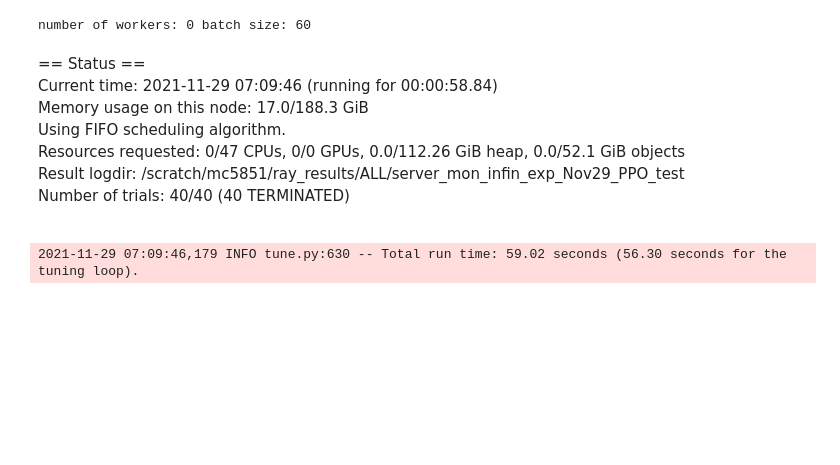
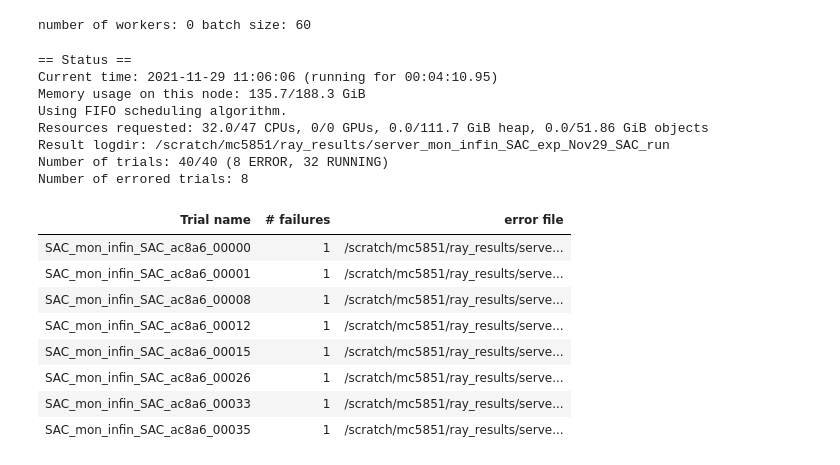
Before and after one commit to marketsAI/marketsAI, a Jupyter notebook: marketsai/mon_policy/run_Nov28_1.ipynb, the cells around one changed output. Drawn from its saved outputs; the diff is of its cells as text; code cells hidden in the pictures; blank space fills up the shorter version.

```diff
--- a/marketsai/mon_policy/run_Nov28_1.ipynb
+++ b/marketsai/mon_policy/run_Nov28_1.ipynb
@@ -35,11 +35,11 @@ import random
 
 # global configss
 DATE = "Nov29_"
-ENV_LABEL = "mon_infin"
+ENV_LABEL = "mon_infin_SAC"
 OBS_IDSHOCK = False
 INFL_REGIME = "low"
 NATIVE = False
-TEST = True
+TEST = False
 RUN_TRAINING = True
 RUN_ANALYSIS = True
 RUN_MANUAL_IRS = True
@@ -77,7 +77,7 @@ else:
         OUTPUT_PATH_FIGURES = "/scratch/mc5851/Figures/"
         OUTPUT_PATH_RESULTS = "/scratch/mc5851/ray_results/"
 
-ALGO = "PPO"  # either PPO" or "SAC"
+ALGO = "SAC"  # either PPO" or "SAC"
 if NATIVE:
     device = "native_"  # either "native" or "server"
 else:
@@ -130,12 +130,12 @@ else:
 CHKPT_FREQ = 1000
 if TEST:
     EVAL_HORIZON = 60
-    EVAL_INTERVAL = ITERS_TEST
+    EVAL_INTERVAL = ITERS_TEST/2
     EVAL_EPISODES = 1
     SIMUL_EPISODES = 1
 else:
     EVAL_HORIZON = 5000
-    EVAL_INTERVAL = ITERS_RUN
+    EVAL_INTERVAL = ITERS_RUN/2
     EVAL_EPISODES = 1
     SIMUL_EPISODES = 1
 STOP = {"timesteps_total": MAX_STEPS}
@@ -369,7 +369,7 @@ ppo_config = {
     "clip_actions": True,
 }
 
-sac_config = {"prioritized_replay": False, "normalize_actions": False}
+sac_config = {"prioritized_replay": False, "normalize_actions": True, "learning_starts": 0, "train_batch_size": BATCH_SIZE}
 
 if ALGO == "PPO":
     training_config = {**common_config, **ppo_config}
@@ -535,73 +535,48 @@ if RUN_TRAINING:
     )
 
     profits.append(
         [
             list(analysis.results.values())[i]["custom_metrics"]["profits_mean"]
             for i in range(NUM_TRIALS)
         ]
     )
     exp_names.append(EXP_NAME)
     exp_dirs.append(analysis._experiment_dir)
     trial_logdirs.append([analysis.trials[i].logdir for i in range(NUM_TRIALS)])
     configs.append(
         [
             {
                 "env_config": analysis.trials[i].config["env_config"],
                 # "lr": analysis.trials[i].config["lr"],
-                "lr_schedule": analysis.trials[i].config["lr_schedule"],
+                #"lr_schedule": analysis.trials[i].config["lr_schedule"],
             }
             for i in range(NUM_TRIALS)
         ]
     )
     checkpoints.append(
         [analysis.trials[i].checkpoint.value for i in range(NUM_TRIALS)]
     )
 
     # learning_dta.append(
     #     analysis.best_dataframe[
     #         ["episodes_total", "evaluation/custom_metrics/discounted_rewards_mean"]
     #     ]
     # )
-    if SAVE_PROGRESS:
-        learning_dta.append(
-            [
-                list(analysis.trial_dataframes.values())[i][
-                    [
-                        # "episodes_total",
-                        "custom_metrics/discounted_rewards_mean",
-                        "custom_metrics/mean_markup_ij_mean",
-                        "custom_metrics/mean_mu_agg_mean",
-                        "custom_metrics/freq_p_adj_mean",
-                        "custom_metrics/size_adj_mean",
-                        "custom_metrics/std_log_c_mean",
-                        "custom_metrics/profits_mean",
-                    ]
-                ]
-                for i in range(NUM_TRIALS)
-            ]
-        )
-        for i in range(NUM_TRIALS):
-            learning_dta[0][i].columns = [
-                # "episodes_total",
-                f"discounted_rewards_trial_{i}",
-                f"mu_ij_trial_{i}",
-                f"mu_agg_trial_{i}",
-                f"freq_p_adj_trial_{i}",
-                f"size_adj_trial_{i}",
-                f"std_log_c_trial_{i}",
-                f"profits_trial_{i}",
-            ]
-            # learning_dta[0][i].set_index("episodes_total")
-        pd.concat(learning_dta[0], axis=1).to_csv(
-            OUTPUT_PATH_EXPERS + "progress_" + exp_names[0] + ".csv"
-        )
-        learning_df = pd.concat(learning_dta[0], axis=1)
 # %% [output]
-== Status ==
-Current time: 2021-11-29 07:09:46 (running for 00:00:58.84)
-Memory usage on this node: 17.0/188.3 GiB
-Using FIFO scheduling algorithm.
-Resources requested: 0/47 CPUs, 0/0 GPUs, 0.0/112.26 GiB heap, 0.0/52.1 GiB objects
-Result logdir: /scratch/mc5851/ray_results/ALL/server_mon_infin_exp_Nov29_PPO_test
-Number of trials: 40/40 (40 TERMINATED)
-2021-11-29 07:09:46,179 INFO tune.py:630 -- Total run time: 59.02 seconds (56.30 seconds for the tuning loop).
+== Status ==
+Current time: 2021-11-29 11:06:06 (running for 00:04:10.95)
+Memory usage on this node: 135.7/188.3 GiB
+Using FIFO scheduling algorithm.
+Resources requested: 32.0/47 CPUs, 0/0 GPUs, 0.0/111.7 GiB heap, 0.0/51.86 GiB objects
+Result logdir: /scratch/mc5851/ray_results/server_mon_infin_SAC_exp_Nov29_SAC_run
+Number of trials: 40/40 (8 ERROR, 32 RUNNING)
+Number of errored trials: 8
+| Trial name | # failures | error file |
+| SAC_mon_infin_SAC_ac8a6_00000 | 1 | /scratch/mc5851/ray_results/serve... |
+| SAC_mon_infin_SAC_ac8a6_00001 | 1 | /scratch/mc5851/ray_results/serve... |
+| SAC_mon_infin_SAC_ac8a6_00008 | 1 | /scratch/mc5851/ray_results/serve... |
+| SAC_mon_infin_SAC_ac8a6_00012 | 1 | /scratch/mc5851/ray_results/serve... |
+| SAC_mon_infin_SAC_ac8a6_00015 | 1 | /scratch/mc5851/ray_results/serve... |
+| SAC_mon_infin_SAC_ac8a6_00026 | 1 | /scratch/mc5851/ray_results/serve... |
+| SAC_mon_infin_SAC_ac8a6_00033 | 1 | /scratch/mc5851/ray_results/serve... |
+| SAC_mon_infin_SAC_ac8a6_00035 | 1 | /scratch/mc5851/ray_results/serve... |
```
Also changed, not shown: parts of 5 cells of this notebook, 2 other files.
